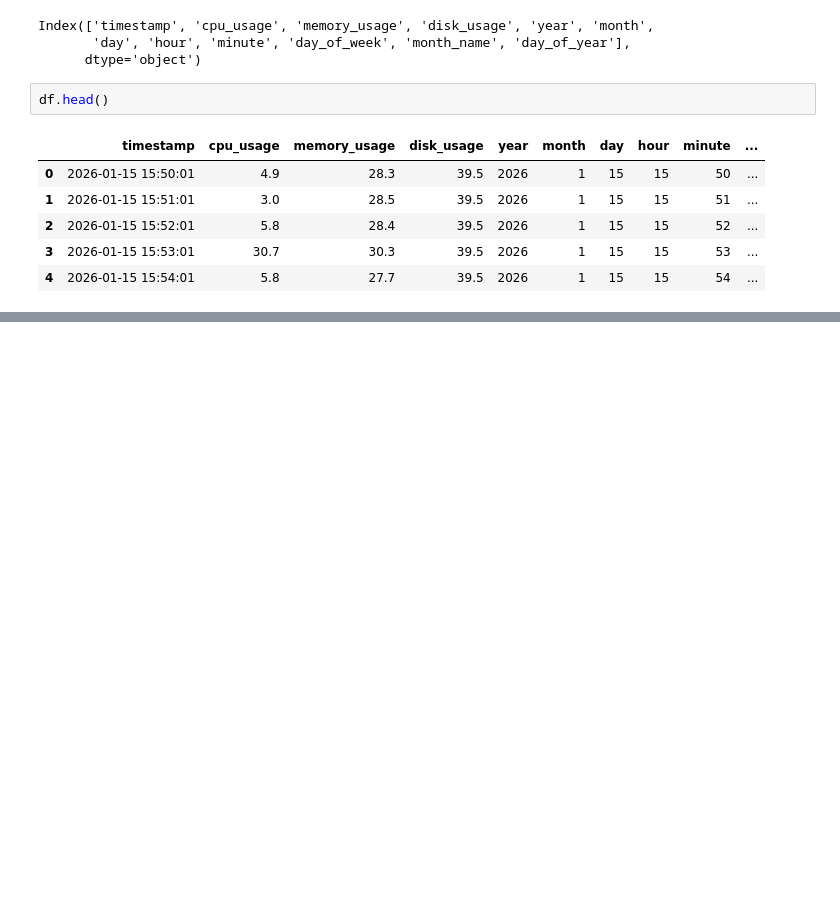
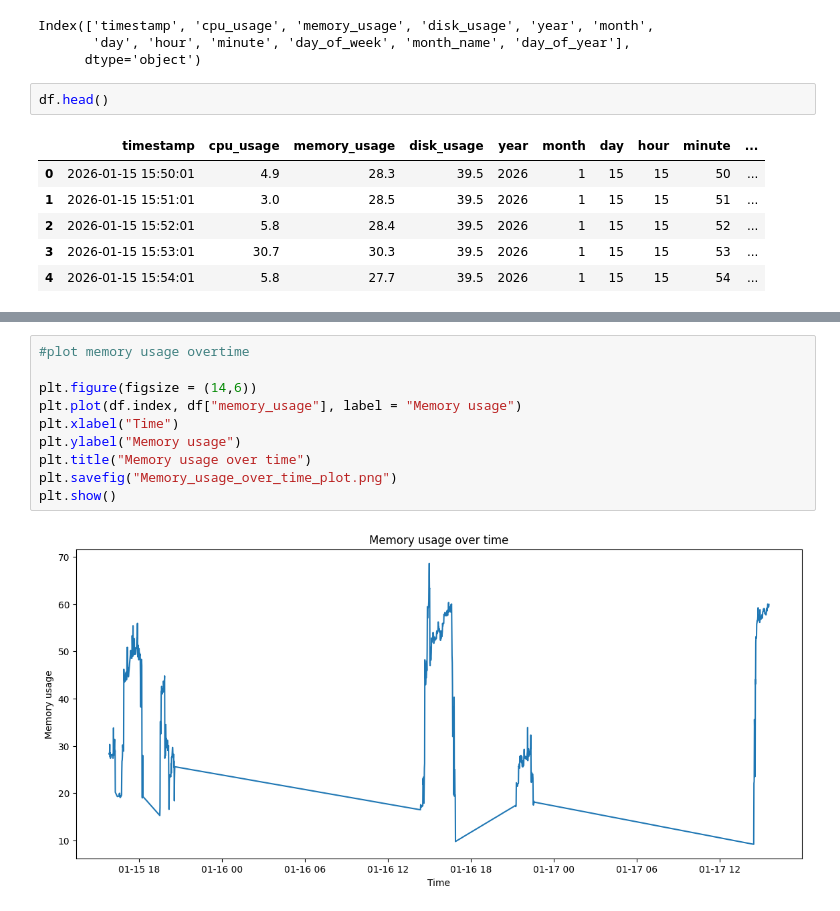
Before and after one commit to Abhishek08Mishra/SentinelSys-Intelligent-Linux-Monitoring-Platform, a Jupyter notebook: Linux_system_analysis_notebook.ipynb, the cells around one changed output, grey strips where cells are left out. Cells and saved outputs as stored; diff of their text form; blank space fills up the shorter version.

```diff
--- a/Linux_system_analysis_notebook.ipynb
+++ b/Linux_system_analysis_notebook.ipynb
@@ -134,0 +402,12 @@ df.head()
+# %%
+#plot memory usage overtime
+
+plt.figure(figsize = (14,6))
+plt.plot(df.index, df["memory_usage"], label = "Memory usage")
+plt.xlabel("Time")
+plt.ylabel("Memory usage")
+plt.title("Memory usage over time")
+plt.savefig("Memory_usage_over_time_plot.png")
+plt.show()
+# %% [output]
+[figure, added]
```
Also changed, not shown: parts of 37 cells of this notebook.
